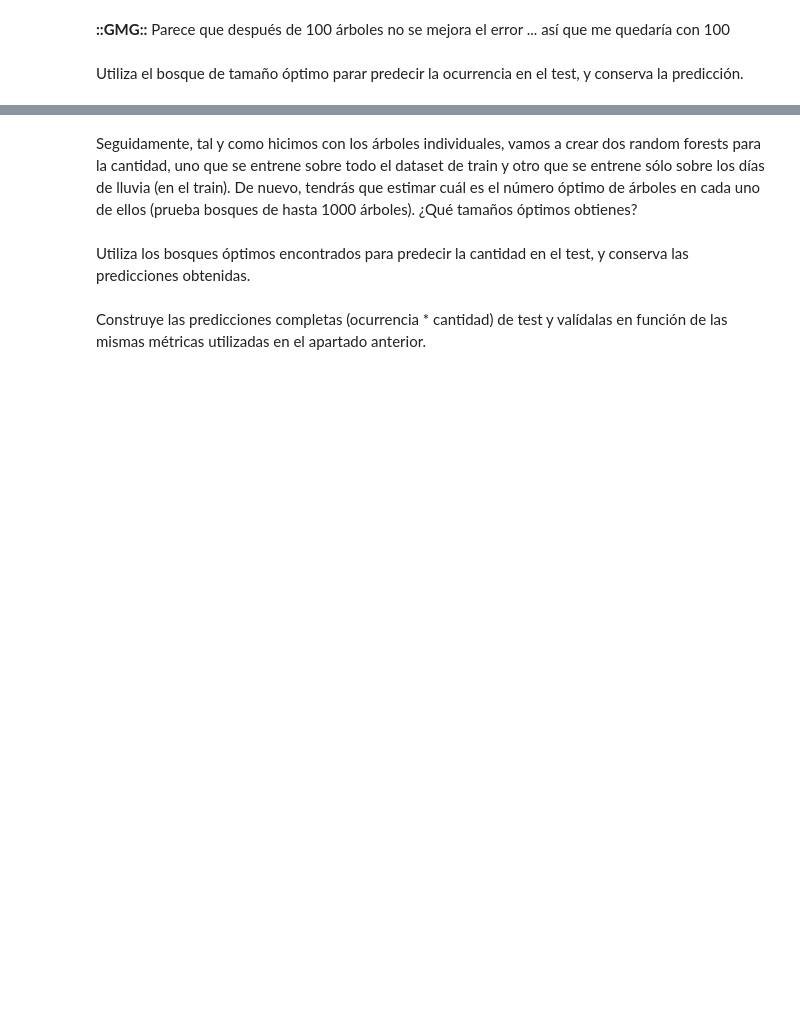
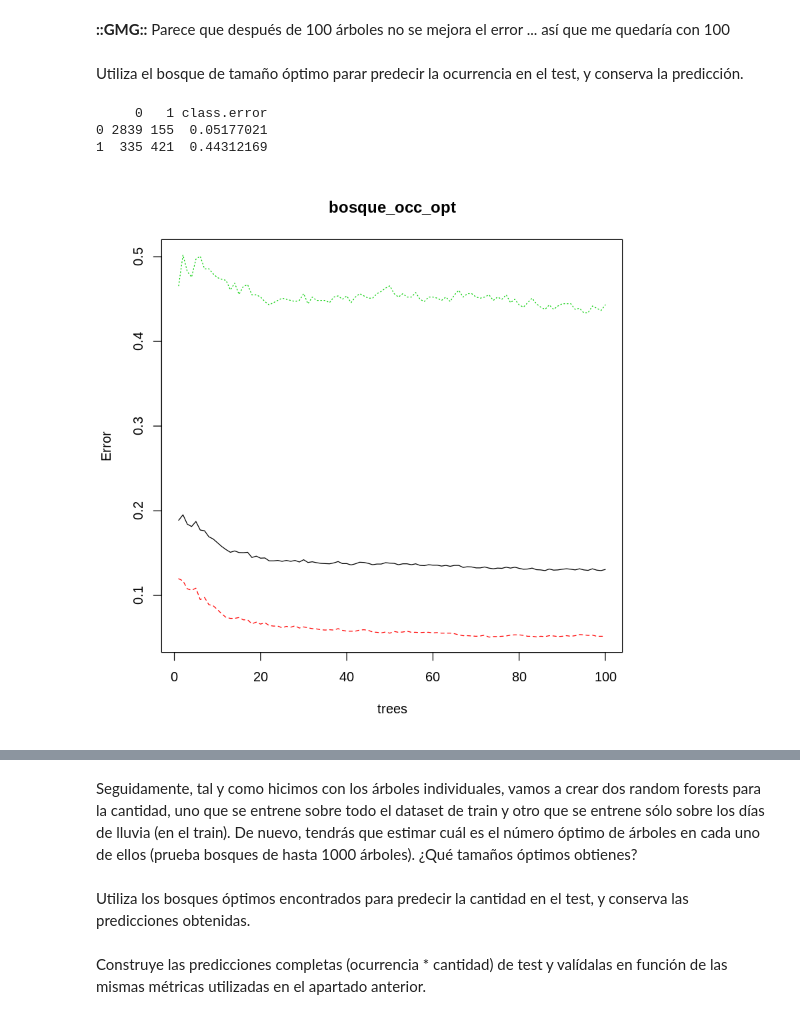
Before and after one commit to yerartdev/uc-m1966-datamining, a Jupyter notebook: d3/S17-T03_LAB_IntercomparisonTechniques.ipynb, the cells around one changed output, grey strips where cells are left out. Saved outputs shown, nothing was run; the diff lists cells and outputs as text; code cells hidden in the pictures; blank space fills up the shorter version.

```diff
--- a/d3/S17-T03_LAB_IntercomparisonTechniques.ipynb
+++ b/d3/S17-T03_LAB_IntercomparisonTechniques.ipynb
@@ -944,10 +946,23 @@ plot (bosque_occ)
 # %% [markdown]
 Utiliza el bosque de tamaño óptimo parar predecir la ocurrencia en el test, y conserva la predicción.
 # %%
+#::GMG::Hago el bosque con 100 árboles
 ## RF for occurrence (optimum)
-bosque_occ <- randomForest(occurrence ~ .,
+bosque_occ_opt <- randomForest(occurrence ~ .,
                            data = df_occ, subset = indtrain,
                            ntree = 100,
                            mtry = floor(sqrt(ncol(df_occ[,-1])))
                           )
+# %%
+print(bosque_occ_opt$confusion)
+# %% [output]
+     0   1 class.error
+0 2839 155  0.05177021
+1  335 421  0.44312169
+# %%
+plot (bosque_occ_opt)
+legend(400, 0.3, legend=c("Missclass. error", "Misclass. dry", "Misclass. wet"),
+       col=c("black","red", "green"), lty=1:3, cex=0.8)
+# %% [output]
+[figure, added]
 # %%
```
Also changed, not shown: parts of 6 cells of this notebook.
